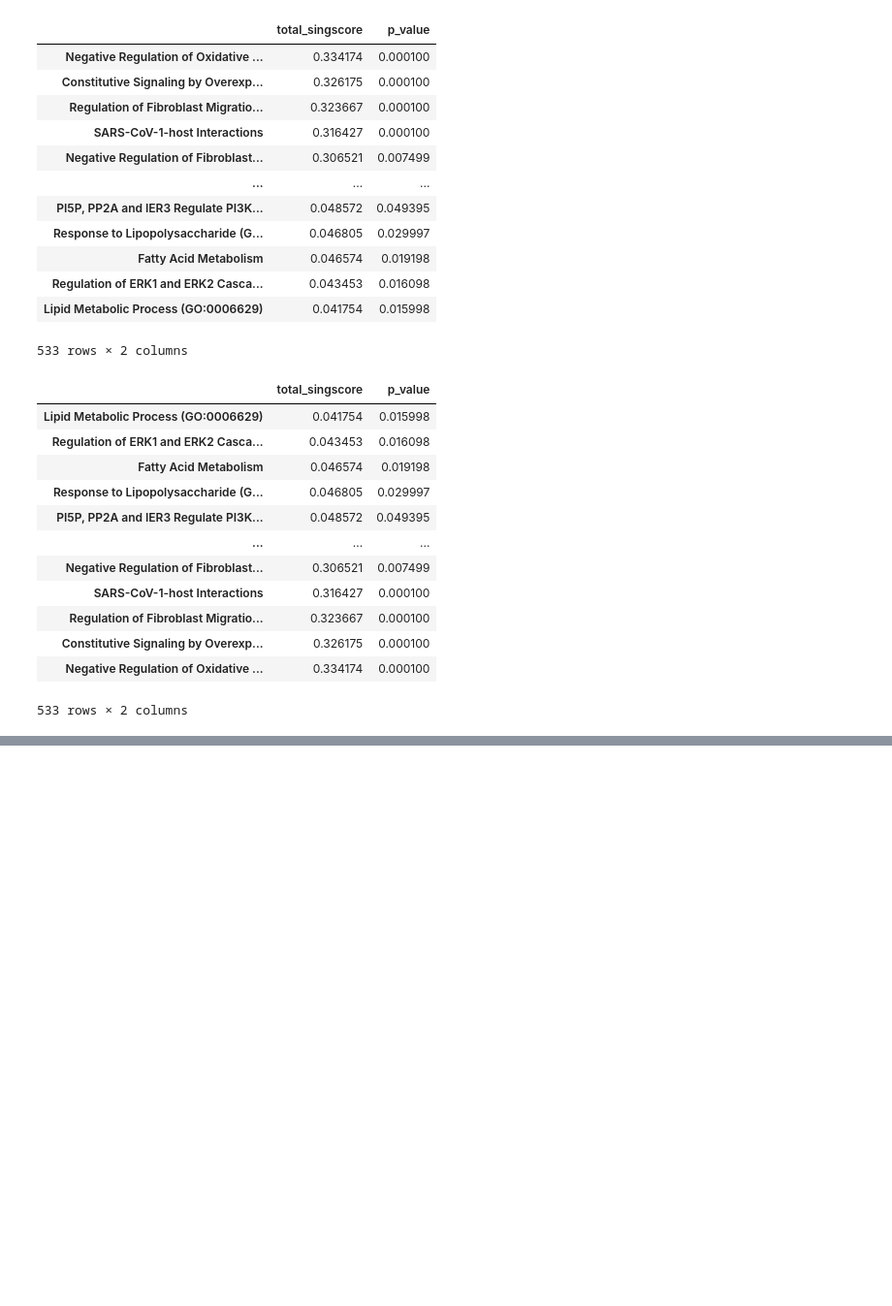
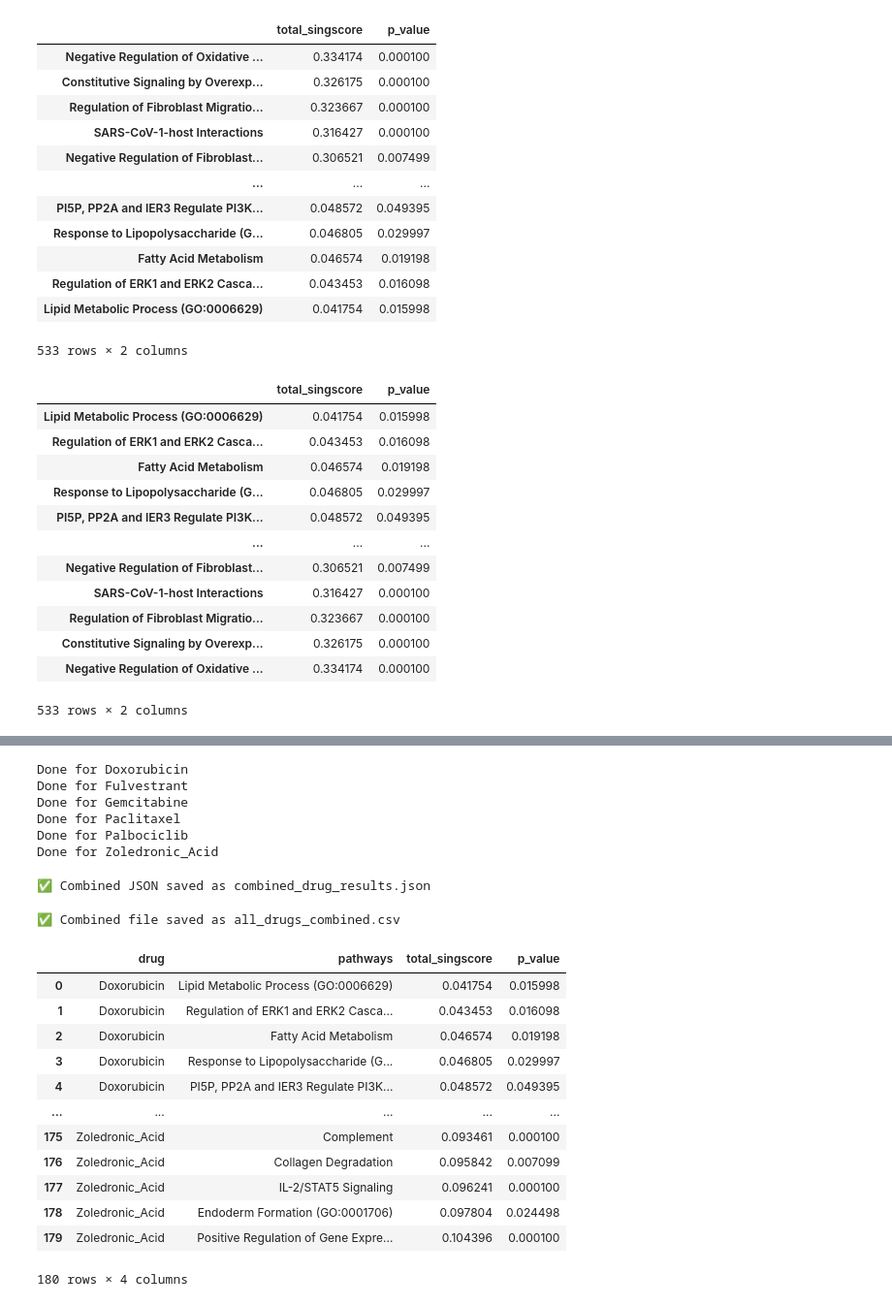
Before and after one commit to J-Nanshi/PySingscore_replicate, a Jupyter notebook: singscore_new_code/Pathway_score_analysis.ipynb, the cells around one changed output, grey strips where cells are left out. Shown: that part at 97% size. Saved outputs shown, nothing was run; the diff lists cells and outputs as text; code cells hidden in the pictures; blank space fills up the shorter version.

Commit message:
drug scores and final json generation

```diff
--- a/singscore_new_code/Pathway_score_analysis.ipynb
+++ b/singscore_new_code/Pathway_score_analysis.ipynb
@@ -134,0 +147,60 @@ def Isolation_drug_up_down_pathways(drug):
+# %%
+drugs = ["Doxorubicin", "Fulvestrant", "Gemcitabine", "Paclitaxel", "Palbociclib", "Zoledronic_Acid"]
+for drug in drugs:
+    Isolation_drug_up_down_pathways(drug)
+# %% [output]
+Done for Doxorubicin
+Done for Fulvestrant
+Done for Gemcitabine
+Done for Paclitaxel
+Done for Palbociclib
+Done for Zoledronic_Acid
+# %%
+drugs = ["Doxorubicin", "Fulvestrant", "Gemcitabine", "Paclitaxel", "Palbociclib", "Zoledronic_Acid"]
+
+combined = {}
+for drug in drugs:
+    path = f"../singscore_new_code/{drug}/{drug}_singscore_results.json"
+    with open(path, "r") as f:
+        data = json.load(f)
+        combined[drug] = data.get(drug, data)  # handle nested dicts
+
+with open("../singscore_new_code/UK65_ombined_drug_results.json", "w") as f:
+    json.dump(combined, f, indent=2)
+
+print("✅ Combined JSON saved as combined_drug_results.json")
+# %% [output]
+✅ Combined JSON saved as combined_drug_results.json
+# %%
+
+
+drugs = ["Doxorubicin", "Fulvestrant", "Gemcitabine", "Paclitaxel", "Palbociclib", "Zoledronic_Acid"]
+
+dfs = []
+for drug in drugs:
+    path = f"../singscore_new_code/{drug}/{drug}_DN_pathway_top30.csv"
+    df = pd.read_csv(path)
+    df = df.rename(columns={"Unnamed: 0": "pathways"})  # rename column
+    df.insert(0, "drug", drug)  # add new column at first position
+    dfs.append(df)
+
+final_df = pd.concat(dfs, ignore_index=True)
+final_df.to_csv("../singscore_new_code/UK65_top30_DN_pathway_all_drugs_combined.csv", index=False)
+
+print("✅ Combined file saved as all_drugs_combined.csv")
+final_df
+# %% [output]
+✅ Combined file saved as all_drugs_combined.csv
+|  | drug | pathways | total_singscore | p_value |
+| 0 | Doxorubicin | Lipid Metabolic Process (GO:0006629) | 0.041754 | 0.015998 |
+| 1 | Doxorubicin | Regulation of ERK1 and ERK2 Casca... | 0.043453 | 0.016098 |
+| 2 | Doxorubicin | Fatty Acid Metabolism | 0.046574 | 0.019198 |
+| 3 | Doxorubicin | Response to Lipopolysaccharide (G... | 0.046805 | 0.029997 |
+| 4 | Doxorubicin | PI5P, PP2A and IER3 Regulate PI3K... | 0.048572 | 0.049395 |
+| ... | ... | ... | ... | ... |
+| 175 | Zoledronic_Acid | Complement | 0.093461 | 0.000100 |
+| 176 | Zoledronic_Acid | Collagen Degradation | 0.095842 | 0.007099 |
+| 177 | Zoledronic_Acid | IL-2/STAT5 Signaling | 0.096241 | 0.000100 |
+| 178 | Zoledronic_Acid | Endoderm Formation (GO:0001706) | 0.097804 | 0.024498 |
+| 179 | Zoledronic_Acid | Positive Regulation of Gene Expre... | 0.104396 | 0.000100 |
+180 rows × 4 columns
```
Also changed, not shown: parts of 4 cells of this notebook, 39 other files.
